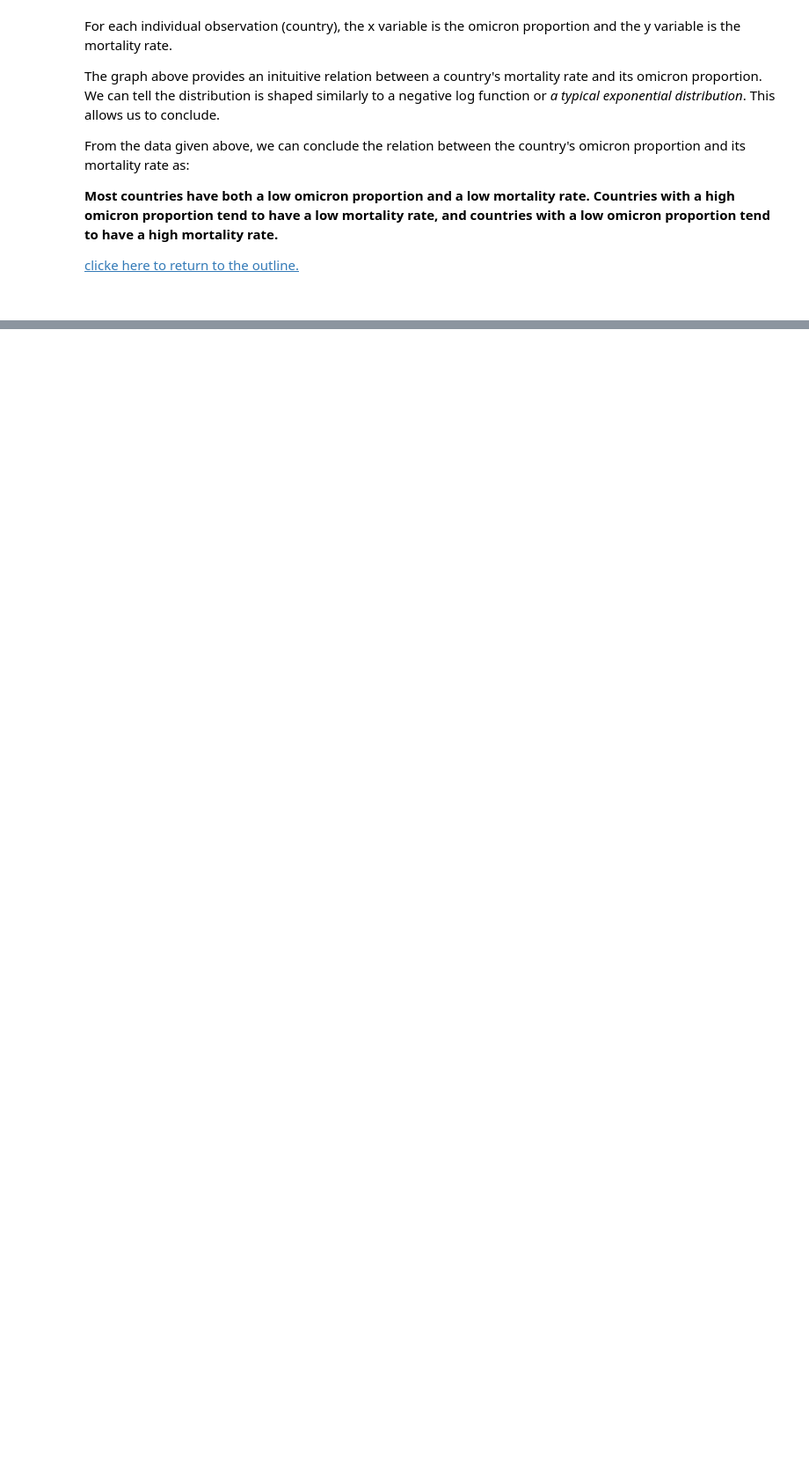
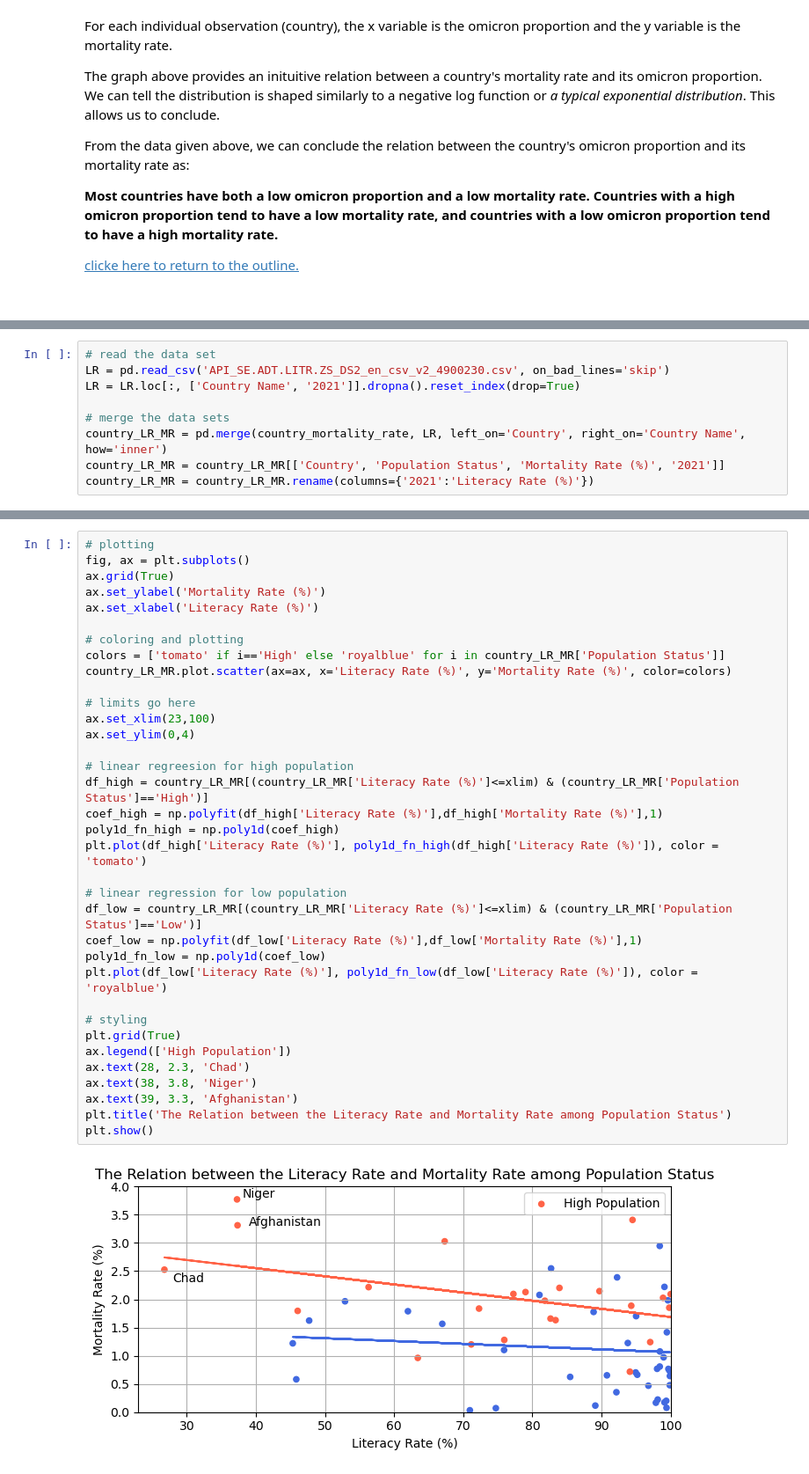
Before and after one commit to robinasaki/Analyzing-the-COVID-19-Mortality-Rate-with-respect-to-Different-Variables, a Jupyter notebook: Analyzing the COVID-19 Mortality Rate with respect to Different Variables.ipynb, the cells around one changed output, grey strips where cells are left out. Shown at 88% size. Saved outputs shown, nothing was run; the diff lists cells and outputs as text; blank space fills up the shorter version.

```diff
--- a/Analyzing the COVID-19 Mortality Rate with respect to Different Variables.ipynb
+++ b/Analyzing the COVID-19 Mortality Rate with respect to Different Variables.ipynb
@@ -821,0 +1082,9 @@ From the data given above, we can conclude the relation between the country's om
+# %%
+# read the data set
+LR = pd.read_csv('API_SE.ADT.LITR.ZS_DS2_en_csv_v2_4900230.csv', on_bad_lines='skip')
+LR = LR.loc[:, ['Country Name', '2021']].dropna().reset_index(drop=True)
+
+# merge the data sets
+country_LR_MR = pd.merge(country_mortality_rate, LR, left_on='Country', right_on='Country Name', how='inner')
+country_LR_MR = country_LR_MR[['Country', 'Population Status', 'Mortality Rate (%)', '2021']]
+country_LR_MR = country_LR_MR.rename(columns={'2021':'Literacy Rate (%)'})
@@ -821,0 +1411,37 @@ From the data given above, we can conclude the relation between the country's om
+# %%
+# plotting
+fig, ax = plt.subplots()
+ax.grid(True)
+ax.set_ylabel('Mortality Rate (%)')
+ax.set_xlabel('Literacy Rate (%)')
+
+# coloring and plotting
+colors = ['tomato' if i=='High' else 'royalblue' for i in country_LR_MR['Population Status']]
+country_LR_MR.plot.scatter(ax=ax, x='Literacy Rate (%)', y='Mortality Rate (%)', color=colors)
+
+# limits go here
+ax.set_xlim(23,100)
+ax.set_ylim(0,4)
+
+# linear regreesion for high population
+df_high = country_LR_MR[(country_LR_MR['Literacy Rate (%)']<=xlim) & (country_LR_MR['Population Status']=='High')]
+coef_high = np.polyfit(df_high['Literacy Rate (%)'],df_high['Mortality Rate (%)'],1)
+poly1d_fn_high = np.poly1d(coef_high)
+plt.plot(df_high['Literacy Rate (%)'], poly1d_fn_high(df_high['Literacy Rate (%)']), color = 'tomato')
+
+# linear regression for low population
+df_low = country_LR_MR[(country_LR_MR['Literacy Rate (%)']<=xlim) & (country_LR_MR['Population Status']=='Low')]
+coef_low = np.polyfit(df_low['Literacy Rate (%)'],df_low['Mortality Rate (%)'],1)
+poly1d_fn_low = np.poly1d(coef_low)
+plt.plot(df_low['Literacy Rate (%)'], poly1d_fn_low(df_low['Literacy Rate (%)']), color = 'royalblue')
+
+# styling
+plt.grid(True)
+ax.legend(['High Population'])
+ax.text(28, 2.3, 'Chad')
+ax.text(38, 3.8, 'Niger')
+ax.text(39, 3.3, 'Afghanistan')
+plt.title('The Relation between the Literacy Rate and Mortality Rate among Population Status')
+plt.show()
+# %% [output]
+[figure, added]
```
Also changed, not shown: parts of 66 cells of this notebook.
